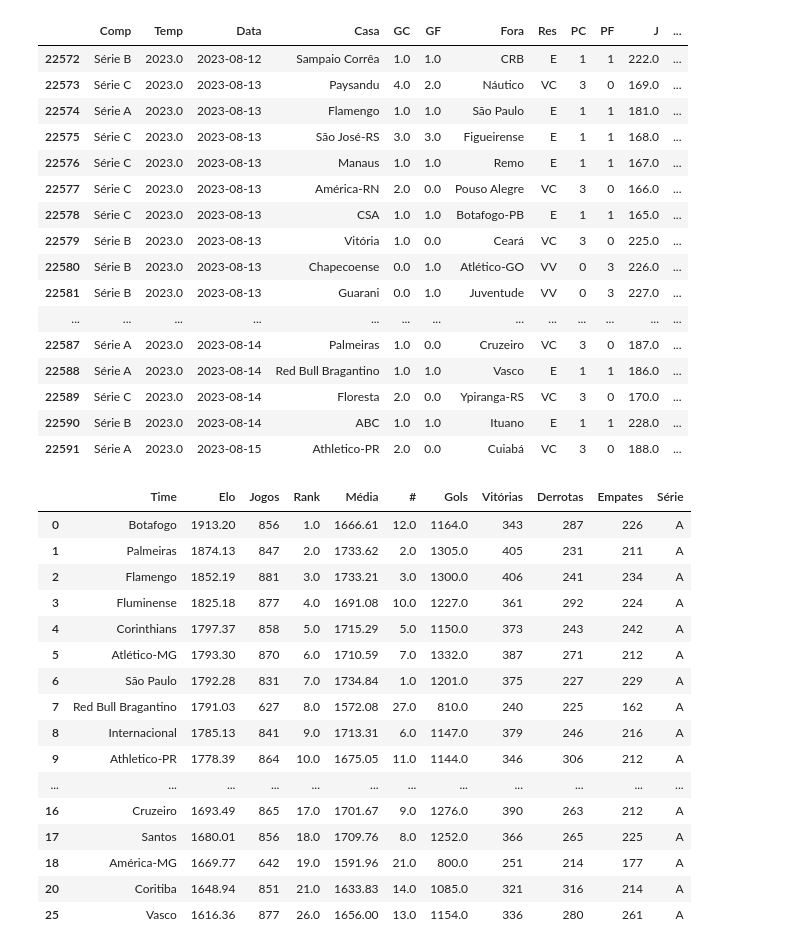
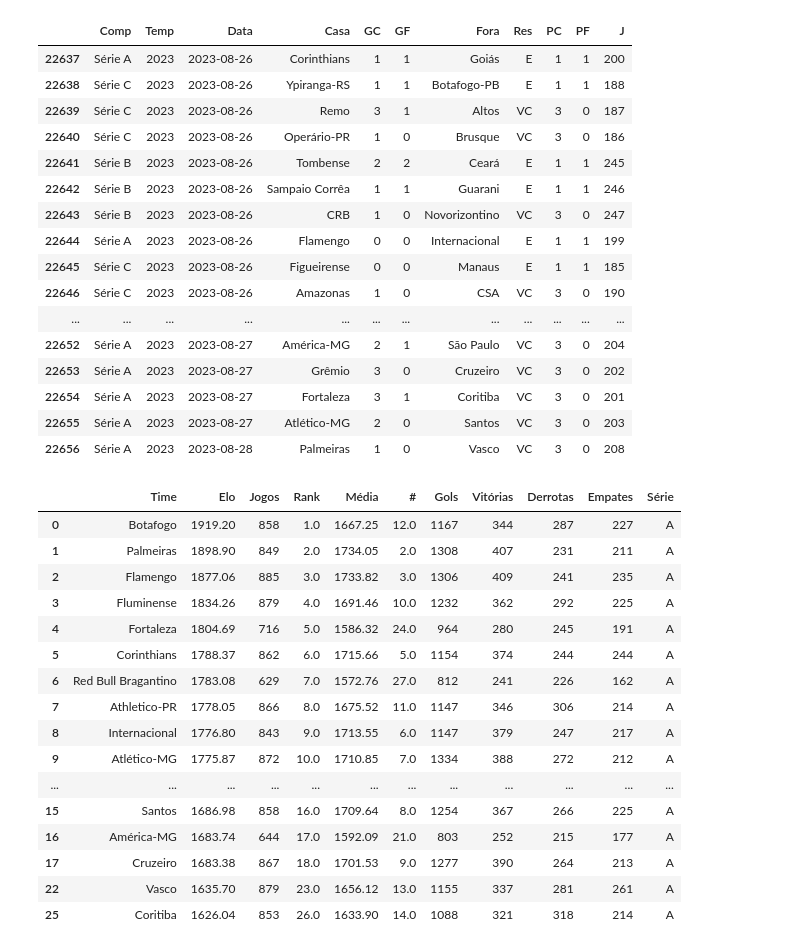
Before and after one commit to JotapeJorge/Back-End-Elo, a Jupyter notebook: Elo Ranking.ipynb, the cells around one changed output. Drawn from its saved outputs; the diff is of its cells as text; code cells hidden in the pictures.

Commit message:
Updating data

```diff
--- a/Elo Ranking.ipynb
+++ b/Elo Ranking.ipynb
@@ -1,29 +1,29 @@
 # %%
 import pandas as pd
 from datetime import datetime
 
 
-df= pd.read_csv('dataELO.csv')
+df= pd.read_csv('data/dataELO.csv')
 df['Data'] = pd.to_datetime(df['Data'], infer_datetime_format=True, errors='coerce')
 df.tail(20)
 # %% [output]
-|  | Comp | Temp | Data | Casa | GC | GF | Fora | Res | PC | PF | J | ... |
-| 22572 | Série B | 2023.0 | 2023-08-12 | Sampaio Corrêa | 1.0 | 1.0 | CRB | E | 1 | 1 | 222.0 | ... |
-| 22573 | Série C | 2023.0 | 2023-08-13 | Paysandu | 4.0 | 2.0 | Náutico | VC | 3 | 0 | 169.0 | ... |
-| 22574 | Série A | 2023.0 | 2023-08-13 | Flamengo | 1.0 | 1.0 | São Paulo | E | 1 | 1 | 181.0 | ... |
-| 22575 | Série C | 2023.0 | 2023-08-13 | São José-RS | 3.0 | 3.0 | Figueirense | E | 1 | 1 | 168.0 | ... |
-| 22576 | Série C | 2023.0 | 2023-08-13 | Manaus | 1.0 | 1.0 | Remo | E | 1 | 1 | 167.0 | ... |
-| 22577 | Série C | 2023.0 | 2023-08-13 | América-RN | 2.0 | 0.0 | Pouso Alegre | VC | 3 | 0 | 166.0 | ... |
-| 22578 | Série C | 2023.0 | 2023-08-13 | CSA | 1.0 | 1.0 | Botafogo-PB | E | 1 | 1 | 165.0 | ... |
-| 22579 | Série B | 2023.0 | 2023-08-13 | Vitória | 1.0 | 0.0 | Ceará | VC | 3 | 0 | 225.0 | ... |
-| 22580 | Série B | 2023.0 | 2023-08-13 | Chapecoense | 0.0 | 1.0 | Atlético-GO | VV | 0 | 3 | 226.0 | ... |
-| 22581 | Série B | 2023.0 | 2023-08-13 | Guarani | 0.0 | 1.0 | Juventude | VV | 0 | 3 | 227.0 | ... |
-| ... | ... | ... | ... | ... | ... | ... | ... | ... | ... | ... | ... | ... |
-| 22587 | Série A | 2023.0 | 2023-08-14 | Palmeiras | 1.0 | 0.0 | Cruzeiro | VC | 3 | 0 | 187.0 | ... |
-| 22588 | Série A | 2023.0 | 2023-08-14 | Red Bull Bragantino | 1.0 | 1.0 | Vasco | E | 1 | 1 | 186.0 | ... |
-| 22589 | Série C | 2023.0 | 2023-08-14 | Floresta | 2.0 | 0.0 | Ypiranga-RS | VC | 3 | 0 | 170.0 | ... |
-| 22590 | Série B | 2023.0 | 2023-08-14 | ABC | 1.0 | 1.0 | Ituano | E | 1 | 1 | 228.0 | ... |
-| 22591 | Série A | 2023.0 | 2023-08-15 | Athletico-PR | 2.0 | 0.0 | Cuiabá | VC | 3 | 0 | 188.0 | ... |
+|  | Comp | Temp | Data | Casa | GC | GF | Fora | Res | PC | PF | J |
+| 22637 | Série A | 2023 | 2023-08-26 | Corinthians | 1 | 1 | Goiás | E | 1 | 1 | 200 |
+| 22638 | Série C | 2023 | 2023-08-26 | Ypiranga-RS | 1 | 1 | Botafogo-PB | E | 1 | 1 | 188 |
+| 22639 | Série C | 2023 | 2023-08-26 | Remo | 3 | 1 | Altos | VC | 3 | 0 | 187 |
+| 22640 | Série C | 2023 | 2023-08-26 | Operário-PR | 1 | 0 | Brusque | VC | 3 | 0 | 186 |
+| 22641 | Série B | 2023 | 2023-08-26 | Tombense | 2 | 2 | Ceará | E | 1 | 1 | 245 |
+| 22642 | Série B | 2023 | 2023-08-26 | Sampaio Corrêa | 1 | 1 | Guarani | E | 1 | 1 | 246 |
+| 22643 | Série B | 2023 | 2023-08-26 | CRB | 1 | 0 | Novorizontino | VC | 3 | 0 | 247 |
+| 22644 | Série A | 2023 | 2023-08-26 | Flamengo | 0 | 0 | Internacional | E | 1 | 1 | 199 |
+| 22645 | Série C | 2023 | 2023-08-26 | Figueirense | 0 | 0 | Manaus | E | 1 | 1 | 185 |
+| 22646 | Série C | 2023 | 2023-08-26 | Amazonas | 1 | 0 | CSA | VC | 3 | 0 | 190 |
+| ... | ... | ... | ... | ... | ... | ... | ... | ... | ... | ... | ... |
+| 22652 | Série A | 2023 | 2023-08-27 | América-MG | 2 | 1 | São Paulo | VC | 3 | 0 | 204 |
+| 22653 | Série A | 2023 | 2023-08-27 | Grêmio | 3 | 0 | Cruzeiro | VC | 3 | 0 | 202 |
+| 22654 | Série A | 2023 | 2023-08-27 | Fortaleza | 3 | 1 | Coritiba | VC | 3 | 0 | 201 |
+| 22655 | Série A | 2023 | 2023-08-27 | Atlético-MG | 2 | 0 | Santos | VC | 3 | 0 | 203 |
+| 22656 | Série A | 2023 | 2023-08-28 | Palmeiras | 1 | 0 | Vasco | VC | 3 | 0 | 208 |
 # %%
 #This function updates the Elo ratings and creates a ranking
 
@@ -200,19 +200,19 @@ filt = (elo_df['Série'] == "A")
 elo_df[filt]
 # %% [output]
 |  | Time | Elo | Jogos | Rank | Média | # | Gols | Vitórias | Derrotas | Empates | Série |
-| 0 | Botafogo | 1913.20 | 856 | 1.0 | 1666.61 | 12.0 | 1164.0 | 343 | 287 | 226 | A |
-| 1 | Palmeiras | 1874.13 | 847 | 2.0 | 1733.62 | 2.0 | 1305.0 | 405 | 231 | 211 | A |
-| 2 | Flamengo | 1852.19 | 881 | 3.0 | 1733.21 | 3.0 | 1300.0 | 406 | 241 | 234 | A |
-| 3 | Fluminense | 1825.18 | 877 | 4.0 | 1691.08 | 10.0 | 1227.0 | 361 | 292 | 224 | A |
-| 4 | Corinthians | 1797.37 | 858 | 5.0 | 1715.29 | 5.0 | 1150.0 | 373 | 243 | 242 | A |
-| 5 | Atlético-MG | 1793.30 | 870 | 6.0 | 1710.59 | 7.0 | 1332.0 | 387 | 271 | 212 | A |
-| 6 | São Paulo | 1792.28 | 831 | 7.0 | 1734.84 | 1.0 | 1201.0 | 375 | 227 | 229 | A |
-| 7 | Red Bull Bragantino | 1791.03 | 627 | 8.0 | 1572.08 | 27.0 | 810.0 | 240 | 225 | 162 | A |
-| 8 | Internacional | 1785.13 | 841 | 9.0 | 1713.31 | 6.0 | 1147.0 | 379 | 246 | 216 | A |
-| 9 | Athletico-PR | 1778.39 | 864 | 10.0 | 1675.05 | 11.0 | 1144.0 | 346 | 306 | 212 | A |
+| 0 | Botafogo | 1919.20 | 858 | 1.0 | 1667.25 | 12.0 | 1167 | 344 | 287 | 227 | A |
+| 1 | Palmeiras | 1898.90 | 849 | 2.0 | 1734.05 | 2.0 | 1308 | 407 | 231 | 211 | A |
+| 2 | Flamengo | 1877.06 | 885 | 3.0 | 1733.82 | 3.0 | 1306 | 409 | 241 | 235 | A |
+| 3 | Fluminense | 1834.26 | 879 | 4.0 | 1691.46 | 10.0 | 1232 | 362 | 292 | 225 | A |
+| 4 | Fortaleza | 1804.69 | 716 | 5.0 | 1586.32 | 24.0 | 964 | 280 | 245 | 191 | A |
+| 5 | Corinthians | 1788.37 | 862 | 6.0 | 1715.66 | 5.0 | 1154 | 374 | 244 | 244 | A |
+| 6 | Red Bull Bragantino | 1783.08 | 629 | 7.0 | 1572.76 | 27.0 | 812 | 241 | 226 | 162 | A |
+| 7 | Athletico-PR | 1778.05 | 866 | 8.0 | 1675.52 | 11.0 | 1147 | 346 | 306 | 214 | A |
+| 8 | Internacional | 1776.80 | 843 | 9.0 | 1713.55 | 6.0 | 1147 | 379 | 247 | 217 | A |
+| 9 | Atlético-MG | 1775.87 | 872 | 10.0 | 1710.85 | 7.0 | 1334 | 388 | 272 | 212 | A |
 | ... | ... | ... | ... | ... | ... | ... | ... | ... | ... | ... | ... |
-| 16 | Cruzeiro | 1693.49 | 865 | 17.0 | 1701.67 | 9.0 | 1276.0 | 390 | 263 | 212 | A |
-| 17 | Santos | 1680.01 | 856 | 18.0 | 1709.76 | 8.0 | 1252.0 | 366 | 265 | 225 | A |
-| 18 | América-MG | 1669.77 | 642 | 19.0 | 1591.96 | 21.0 | 800.0 | 251 | 214 | 177 | A |
-| 20 | Coritiba | 1648.94 | 851 | 21.0 | 1633.83 | 14.0 | 1085.0 | 321 | 316 | 214 | A |
-| 25 | Vasco | 1616.36 | 877 | 26.0 | 1656.00 | 13.0 | 1154.0 | 336 | 280 | 261 | A |
+| 15 | Santos | 1686.98 | 858 | 16.0 | 1709.64 | 8.0 | 1254 | 367 | 266 | 225 | A |
+| 16 | América-MG | 1683.74 | 644 | 17.0 | 1592.09 | 21.0 | 803 | 252 | 215 | 177 | A |
+| 17 | Cruzeiro | 1683.38 | 867 | 18.0 | 1701.53 | 9.0 | 1277 | 390 | 264 | 213 | A |
+| 22 | Vasco | 1635.70 | 879 | 23.0 | 1656.12 | 13.0 | 1155 | 337 | 281 | 261 | A |
+| 25 | Coritiba | 1626.04 | 853 | 26.0 | 1633.90 | 14.0 | 1088 | 321 | 318 | 214 | A |
```
Also changed, not shown: parts of 3 cells of this notebook, 37 other files.
